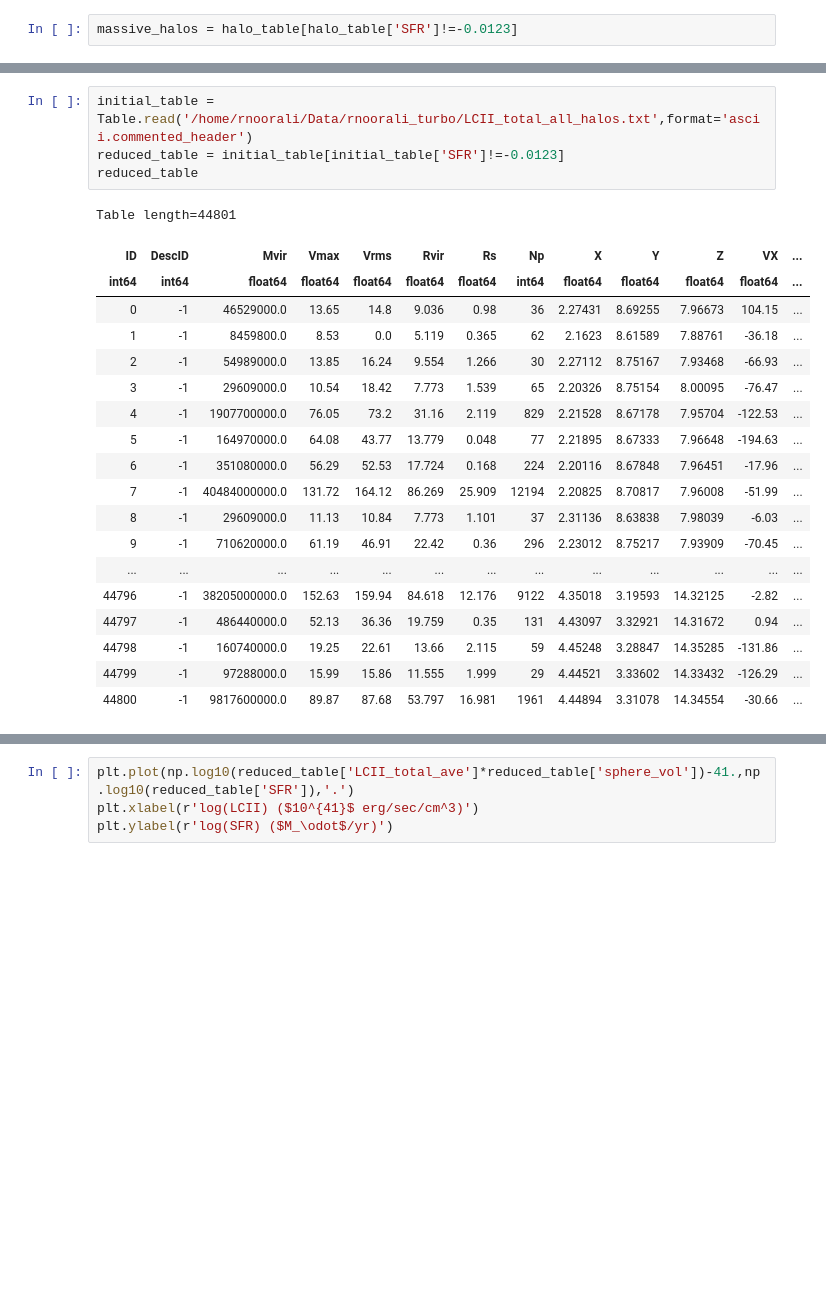
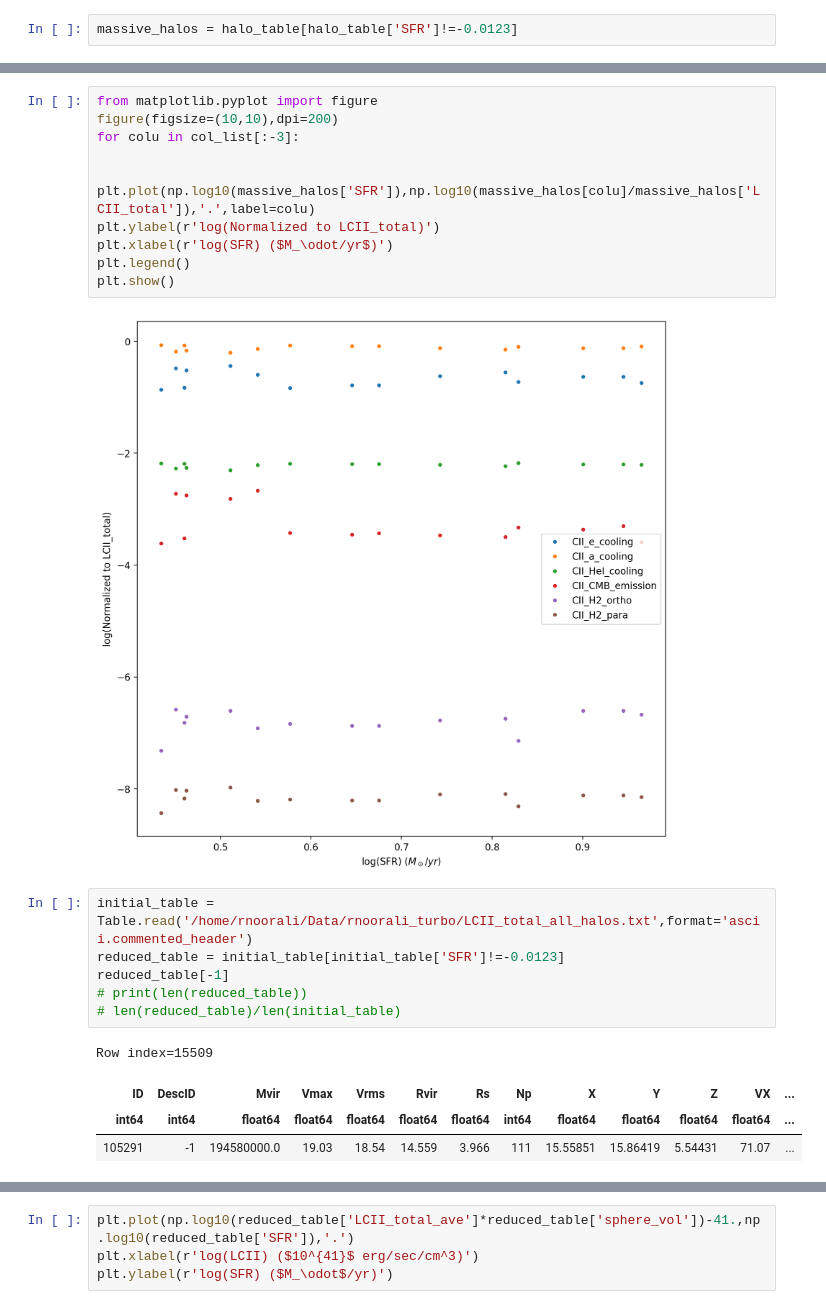
Before and after one commit to cavestruz/croc_CII, a Jupyter notebook: tools/Testing Notebook.ipynb, the cells around one changed output, grey strips where cells are left out. Drawn from its saved outputs; the diff is of its cells as text; blank space fills up the shorter version.

```diff
--- a/tools/Testing Notebook.ipynb
+++ b/tools/Testing Notebook.ipynb
@@ -828,24 +849,23 @@ Text(0, 0.5, 'log(SFR) ($M_\\odot$/yr)')
+# %%
+from matplotlib.pyplot import figure
+figure(figsize=(10,10),dpi=200)
+for colu in col_list[:-3]:
+
+    plt.plot(np.log10(massive_halos['SFR']),np.log10(massive_halos[colu]/massive_halos['LCII_total']),'.',label=colu)
+plt.ylabel(r'log(Normalized to LCII_total)')
+plt.xlabel(r'log(SFR) ($M_\odot/yr$)')
+plt.legend()
+plt.show()
+# %% [output]
+[figure, added]
 # %%
 initial_table = Table.read('/home/rnoorali/Data/rnoorali_turbo/LCII_total_all_halos.txt',format='ascii.commented_header')
 reduced_table = initial_table[initial_table['SFR']!=-0.0123]
-reduced_table
+reduced_table[-1]
+# print(len(reduced_table))
+# len(reduced_table)/len(initial_table)
 # %% [output]
-Table length=44801
+Row index=15509
 | ID | DescID | Mvir | Vmax | Vrms | Rvir | Rs | Np | X | Y | Z | VX | ... |
 | int64 | int64 | float64 | float64 | float64 | float64 | float64 | int64 | float64 | float64 | float64 | float64 | ... |
-| 0 | -1 | 46529000.0 | 13.65 | 14.8 | 9.036 | 0.98 | 36 | 2.27431 | 8.69255 | 7.96673 | 104.15 | ... |
-| 1 | -1 | 8459800.0 | 8.53 | 0.0 | 5.119 | 0.365 | 62 | 2.1623 | 8.61589 | 7.88761 | -36.18 | ... |
-| 2 | -1 | 54989000.0 | 13.85 | 16.24 | 9.554 | 1.266 | 30 | 2.27112 | 8.75167 | 7.93468 | -66.93 | ... |
-| 3 | -1 | 29609000.0 | 10.54 | 18.42 | 7.773 | 1.539 | 65 | 2.20326 | 8.75154 | 8.00095 | -76.47 | ... |
-| 4 | -1 | 1907700000.0 | 76.05 | 73.2 | 31.16 | 2.119 | 829 | 2.21528 | 8.67178 | 7.95704 | -122.53 | ... |
-| 5 | -1 | 164970000.0 | 64.08 | 43.77 | 13.779 | 0.048 | 77 | 2.21895 | 8.67333 | 7.96648 | -194.63 | ... |
-| 6 | -1 | 351080000.0 | 56.29 | 52.53 | 17.724 | 0.168 | 224 | 2.20116 | 8.67848 | 7.96451 | -17.96 | ... |
-| 7 | -1 | 40484000000.0 | 131.72 | 164.12 | 86.269 | 25.909 | 12194 | 2.20825 | 8.70817 | 7.96008 | -51.99 | ... |
-| 8 | -1 | 29609000.0 | 11.13 | 10.84 | 7.773 | 1.101 | 37 | 2.31136 | 8.63838 | 7.98039 | -6.03 | ... |
-| 9 | -1 | 710620000.0 | 61.19 | 46.91 | 22.42 | 0.36 | 296 | 2.23012 | 8.75217 | 7.93909 | -70.45 | ... |
-| ... | ... | ... | ... | ... | ... | ... | ... | ... | ... | ... | ... | ... |
-| 44796 | -1 | 38205000000.0 | 152.63 | 159.94 | 84.618 | 12.176 | 9122 | 4.35018 | 3.19593 | 14.32125 | -2.82 | ... |
-| 44797 | -1 | 486440000.0 | 52.13 | 36.36 | 19.759 | 0.35 | 131 | 4.43097 | 3.32921 | 14.31672 | 0.94 | ... |
-| 44798 | -1 | 160740000.0 | 19.25 | 22.61 | 13.66 | 2.115 | 59 | 4.45248 | 3.28847 | 14.35285 | -131.86 | ... |
-| 44799 | -1 | 97288000.0 | 15.99 | 15.86 | 11.555 | 1.999 | 29 | 4.44521 | 3.33602 | 14.33432 | -126.29 | ... |
-| 44800 | -1 | 9817600000.0 | 89.87 | 87.68 | 53.797 | 16.981 | 1961 | 4.44894 | 3.31078 | 14.34554 | -30.66 | ... |
+| 105291 | -1 | 194580000.0 | 19.03 | 18.54 | 14.559 | 3.966 | 111 | 15.55851 | 15.86419 | 5.54431 | 71.07 | ... |
```
Also changed, not shown: parts of 23 cells of this notebook, 6 other files.
